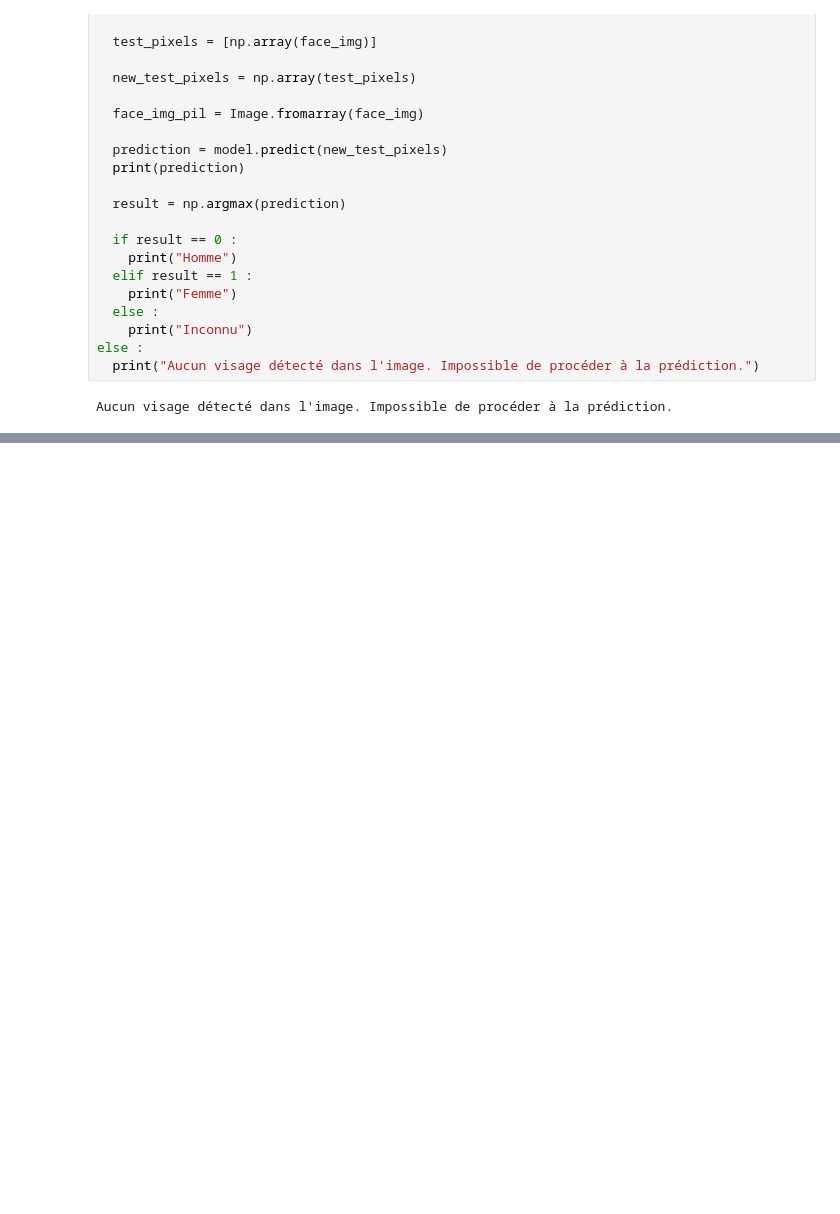
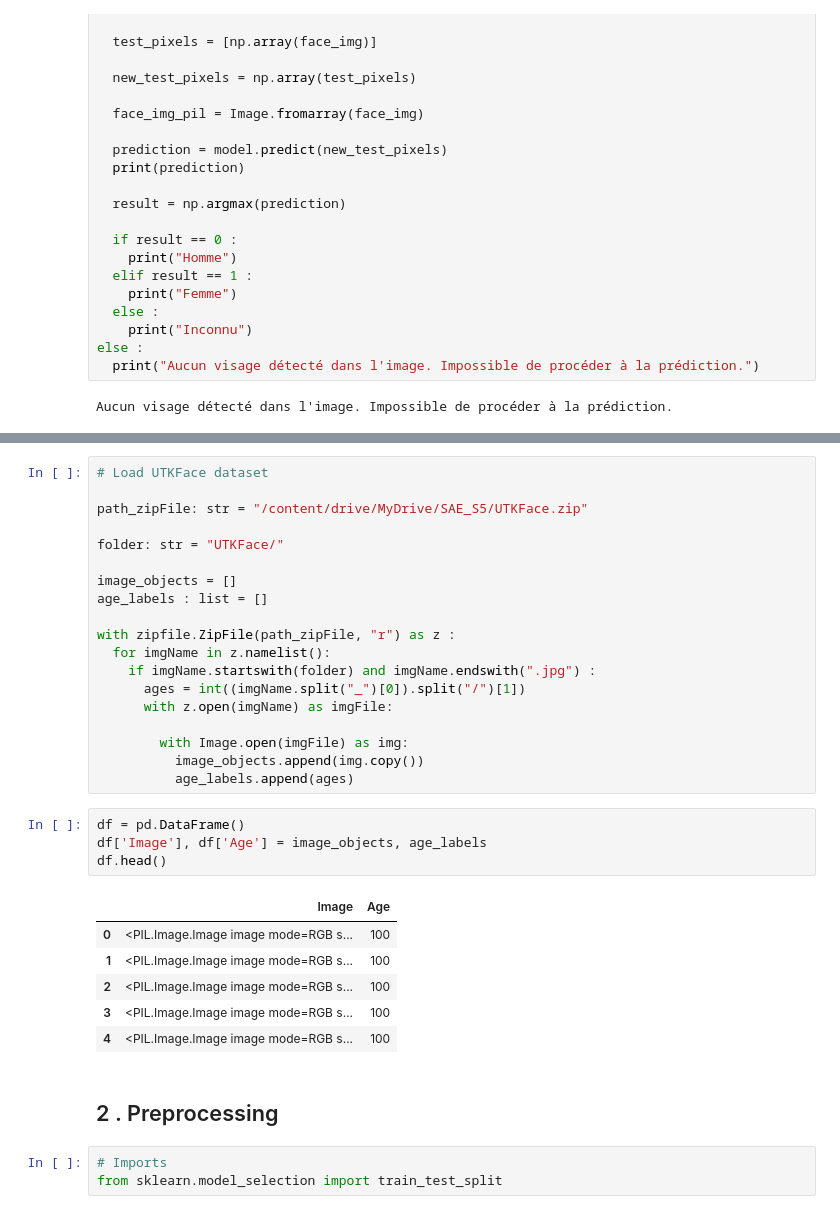
Before and after one commit to JagoOgaj/SAE_S5, a Jupyter notebook: model/model.ipynb, the cells around one changed output, grey strips where cells are left out. Saved outputs shown, nothing was run; the diff lists cells and outputs as text; blank space fills up the shorter version.

```diff
--- a/model/model.ipynb
+++ b/model/model.ipynb
@@ -668,0 +686,35 @@ Aucun visage détecté dans l'image. Impossible de procéder à la prédiction.
+# %%
+# Load UTKFace dataset
+
+path_zipFile: str = "/content/drive/MyDrive/SAE_S5/UTKFace.zip"
+
+folder: str = "UTKFace/"
+
+image_objects = []
+age_labels : list = []
+
+with zipfile.ZipFile(path_zipFile, "r") as z :
+  for imgName in z.namelist():
+    if imgName.startswith(folder) and imgName.endswith(".jpg") :
+      ages = int((imgName.split("_")[0]).split("/")[1])
+      with z.open(imgName) as imgFile:
+
+        with Image.open(imgFile) as img:
+          image_objects.append(img.copy())
+          age_labels.append(ages)
+# %%
+df = pd.DataFrame()
+df['Image'], df['Age'] = image_objects, age_labels
+df.head()
+# %% [output]
+|  | Image | Age |
+| 0 | <PIL.Image.Image image mode=RGB s... | 100 |
+| 1 | <PIL.Image.Image image mode=RGB s... | 100 |
+| 2 | <PIL.Image.Image image mode=RGB s... | 100 |
+| 3 | <PIL.Image.Image image mode=RGB s... | 100 |
+| 4 | <PIL.Image.Image image mode=RGB s... | 100 |
+# %% [markdown]
+## 2 . Preprocessing
+# %%
+# Imports
+from sklearn.model_selection import train_test_split
```
Also changed, not shown: parts of 25 cells of this notebook.
